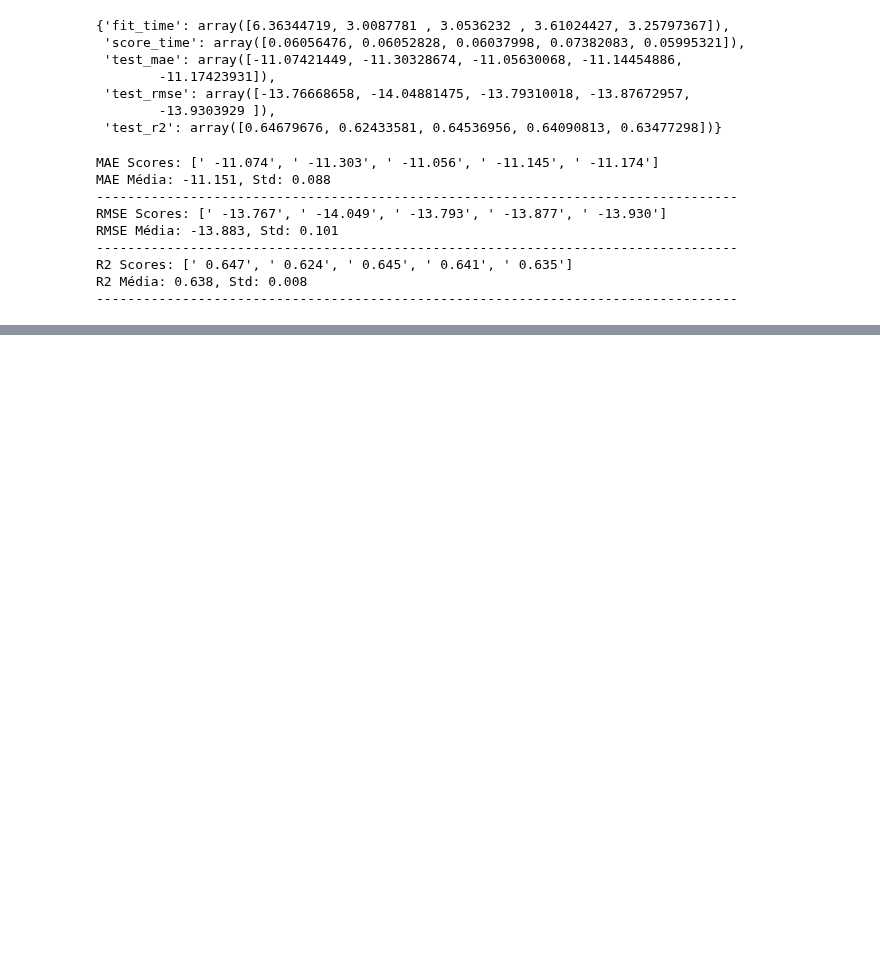
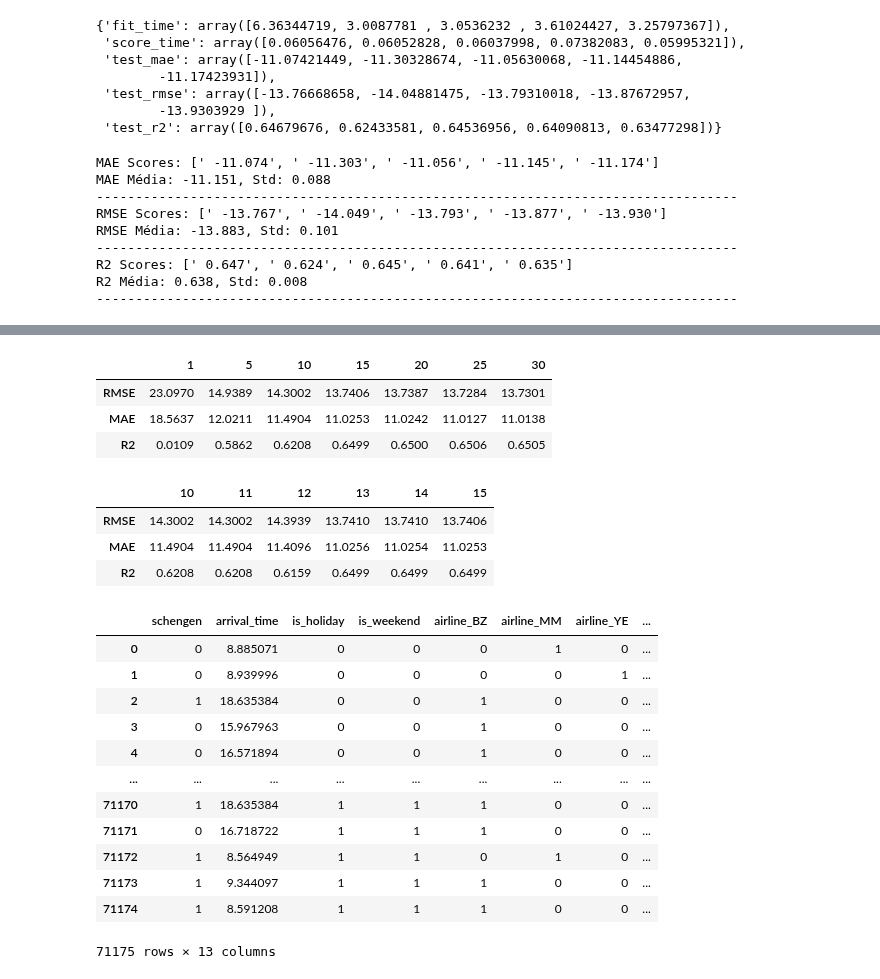
Before and after one commit to NiveskZ/estatistica-ml-alura, a Jupyter notebook: ia-aumentada/atraso_voo.ipynb, the cells around one changed output, grey strips where cells are left out. Cells and saved outputs as stored; diff of their text form; code cells hidden in the pictures; blank space fills up the shorter version.

```diff
--- a/ia-aumentada/atraso_voo.ipynb
+++ b/ia-aumentada/atraso_voo.ipynb
@@ -362,0 +374,4 @@ R2 Média: 0.638, Std: 0.008
+# %%
+importances = model_rf.feature_importances_
+feature_importances = pd.DataFrame({'features':X.columns, 'Importances':importances})
+feature_importances.sort_values('Importances', ascending=False)
@@ -362,0 +396,70 @@ R2 Média: 0.638, Std: 0.008
+# %%
+results_df = pd.DataFrame(index=['RMSE', 'MAE', 'R2'])
+
+model_selected_features = RandomForestRegressor(random_state=42, max_depth=5)
+
+for count in [1, 5, 10, 15, 20, 25, 30]:
+  selected_features = feature_importances['features'].values[:count]
+
+  X_train_selected = X_train[selected_features]
+  X_test_selected = X_test[selected_features]
+
+  model_selected_features.fit(X_train_selected, y_train)
+
+  y_pred = model_selected_features.predict(X_test_selected)
+
+  metricas = calcular_metricas_regressao(y_test, y_pred)
+
+  results_df[count] = list(metricas.values())
+
+results_df
+# %% [output]
+|  | 1 | 5 | 10 | 15 | 20 | 25 | 30 |
+| RMSE | 23.0970 | 14.9389 | 14.3002 | 13.7406 | 13.7387 | 13.7284 | 13.7301 |
+| MAE | 18.5637 | 12.0211 | 11.4904 | 11.0253 | 11.0242 | 11.0127 | 11.0138 |
+| R2 | 0.0109 | 0.5862 | 0.6208 | 0.6499 | 0.6500 | 0.6506 | 0.6505 |
+# %%
+results_df = pd.DataFrame(index=['RMSE', 'MAE', 'R2'])
+
+model_selected_features = RandomForestRegressor(random_state=42, max_depth=5)
+
+for count in range(10,16):
+  selected_features = feature_importances['features'].values[:count]
+
+  X_train_selected = X_train[selected_features]
+  X_test_selected = X_test[selected_features]
+
+  model_selected_features.fit(X_train_selected, y_train)
+
+  y_pred = model_selected_features.predict(X_test_selected)
+
+  metricas = calcular_metricas_regressao(y_test, y_pred)
+
+  results_df[count] = list(metricas.values())
+
+results_df
+# %% [output]
+|  | 10 | 11 | 12 | 13 | 14 | 15 |
+| RMSE | 14.3002 | 14.3002 | 14.3939 | 13.7410 | 13.7410 | 13.7406 |
+| MAE | 11.4904 | 11.4904 | 11.4096 | 11.0256 | 11.0254 | 11.0253 |
+| R2 | 0.6208 | 0.6208 | 0.6159 | 0.6499 | 0.6499 | 0.6499 |
+# %%
+selected_features = feature_importances['features'].values[:13]
+# %%
+X_selected_features = X[selected_features]
+# %%
+X_selected_features
+# %% [output]
+|  | schengen | arrival_time | is_holiday | is_weekend | airline_BZ | airline_MM | airline_YE | ... |
+| 0 | 0 | 8.885071 | 0 | 0 | 0 | 1 | 0 | ... |
+| 1 | 0 | 8.939996 | 0 | 0 | 0 | 0 | 1 | ... |
+| 2 | 1 | 18.635384 | 0 | 0 | 1 | 0 | 0 | ... |
+| 3 | 0 | 15.967963 | 0 | 0 | 1 | 0 | 0 | ... |
+| 4 | 0 | 16.571894 | 0 | 0 | 1 | 0 | 0 | ... |
+| ... | ... | ... | ... | ... | ... | ... | ... | ... |
+| 71170 | 1 | 18.635384 | 1 | 1 | 1 | 0 | 0 | ... |
+| 71171 | 0 | 16.718722 | 1 | 1 | 1 | 0 | 0 | ... |
+| 71172 | 1 | 8.564949 | 1 | 1 | 0 | 1 | 0 | ... |
+| 71173 | 1 | 9.344097 | 1 | 1 | 1 | 0 | 0 | ... |
+| 71174 | 1 | 8.591208 | 1 | 1 | 1 | 0 | 0 | ... |
+71175 rows × 13 columns
```
Also changed, not shown: parts of 12 cells of this notebook.
